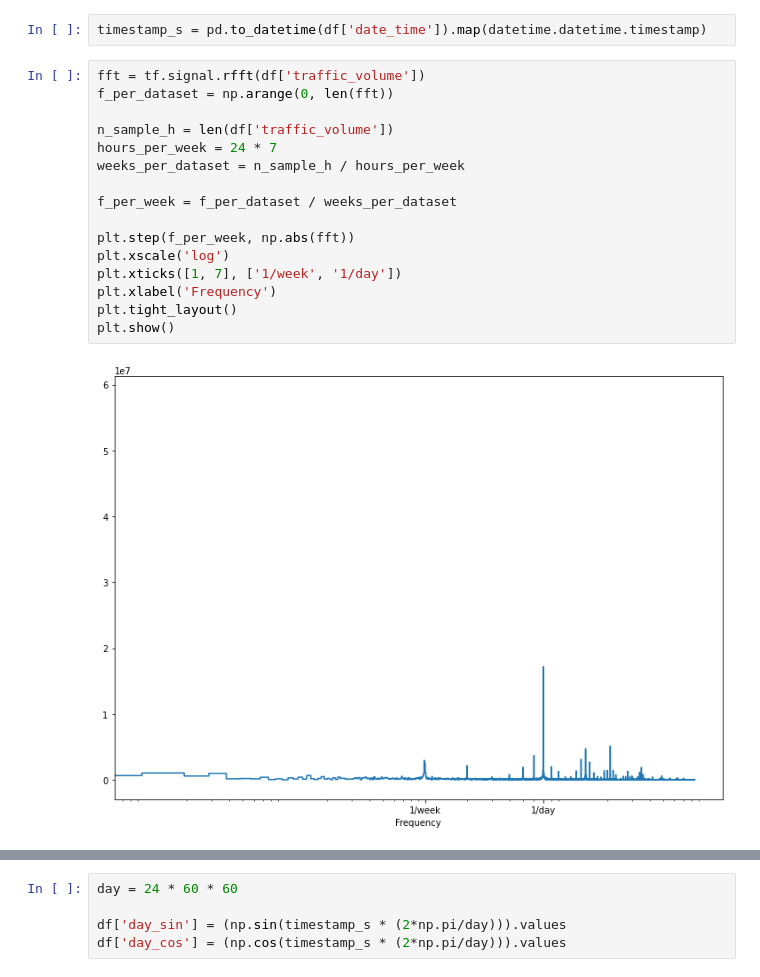
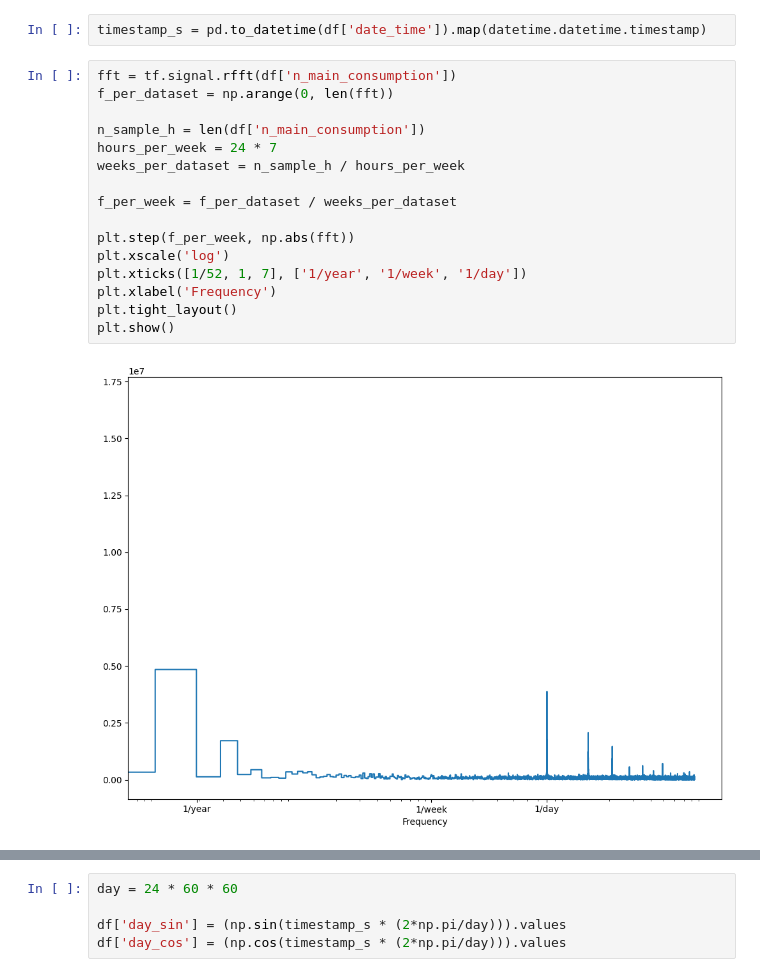
Before and after one commit to Kadomium/Time_Series_Forecasting_In_Python, a Jupyter notebook: Ichijou_apply/Datareform.ipynb, the cells around one changed output, grey strips where cells are left out. Saved outputs shown, nothing was run; the diff lists cells and outputs as text.

```diff
--- a/Ichijou_apply/Datareform.ipynb
+++ b/Ichijou_apply/Datareform.ipynb
@@ -124,20 +124,20 @@ df.shape
 # %%
 timestamp_s = pd.to_datetime(df['date_time']).map(datetime.datetime.timestamp)
 # %%
-fft = tf.signal.rfft(df['traffic_volume'])
+fft = tf.signal.rfft(df['n_main_consumption'])
 f_per_dataset = np.arange(0, len(fft))
 
-n_sample_h = len(df['traffic_volume'])
+n_sample_h = len(df['n_main_consumption'])
 hours_per_week = 24 * 7
 weeks_per_dataset = n_sample_h / hours_per_week
 
 f_per_week = f_per_dataset / weeks_per_dataset
 
 plt.step(f_per_week, np.abs(fft))
 plt.xscale('log')
-plt.xticks([1, 7], ['1/week', '1/day'])
+plt.xticks([1/52, 1, 7], ['1/year', '1/week', '1/day'])
 plt.xlabel('Frequency')
 plt.tight_layout()
 plt.show()
 # %% [output]
-[figure, old version]
+[figure, new version]
```
Also changed, not shown: parts of 8 cells of this notebook.
